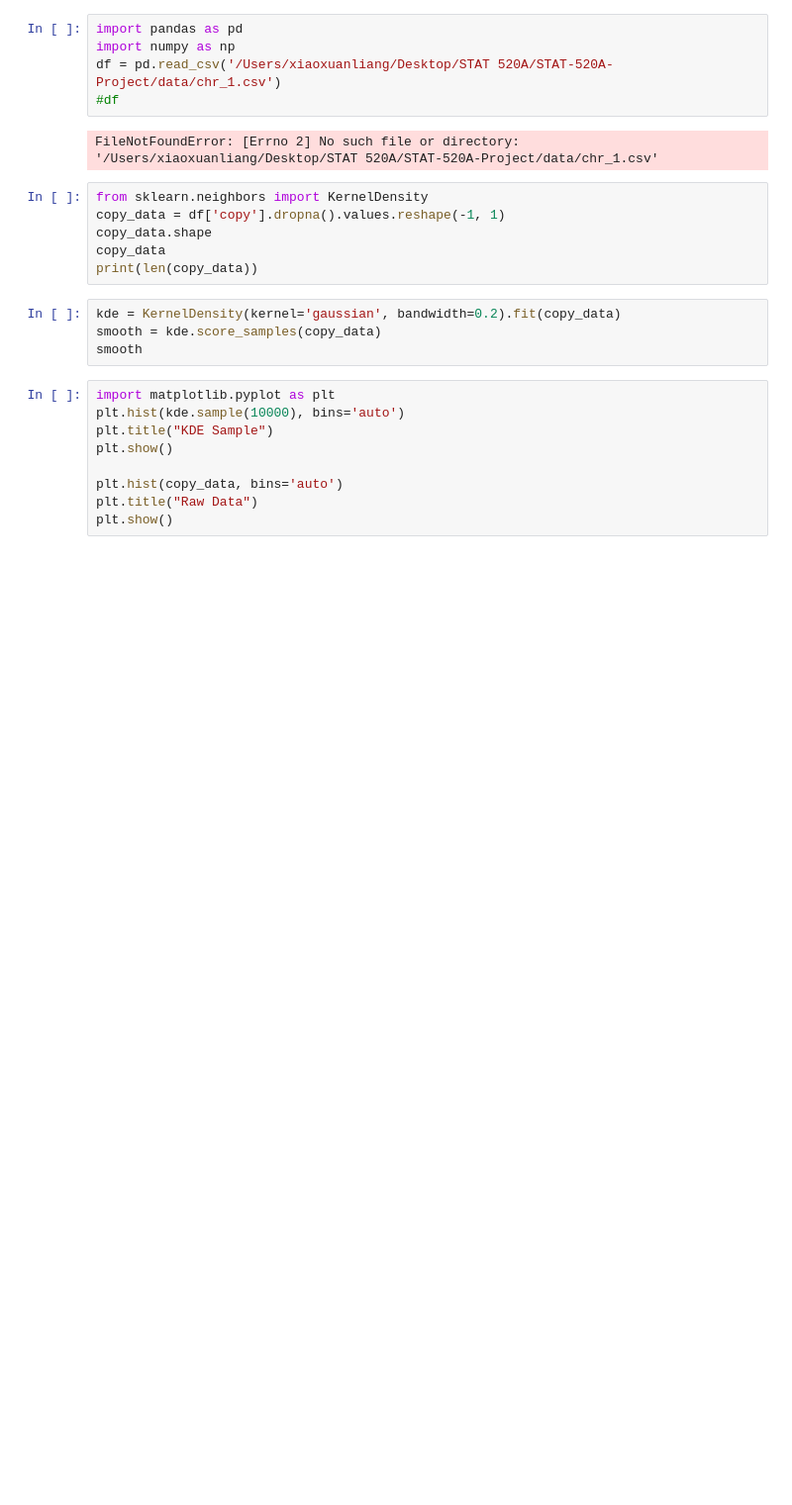
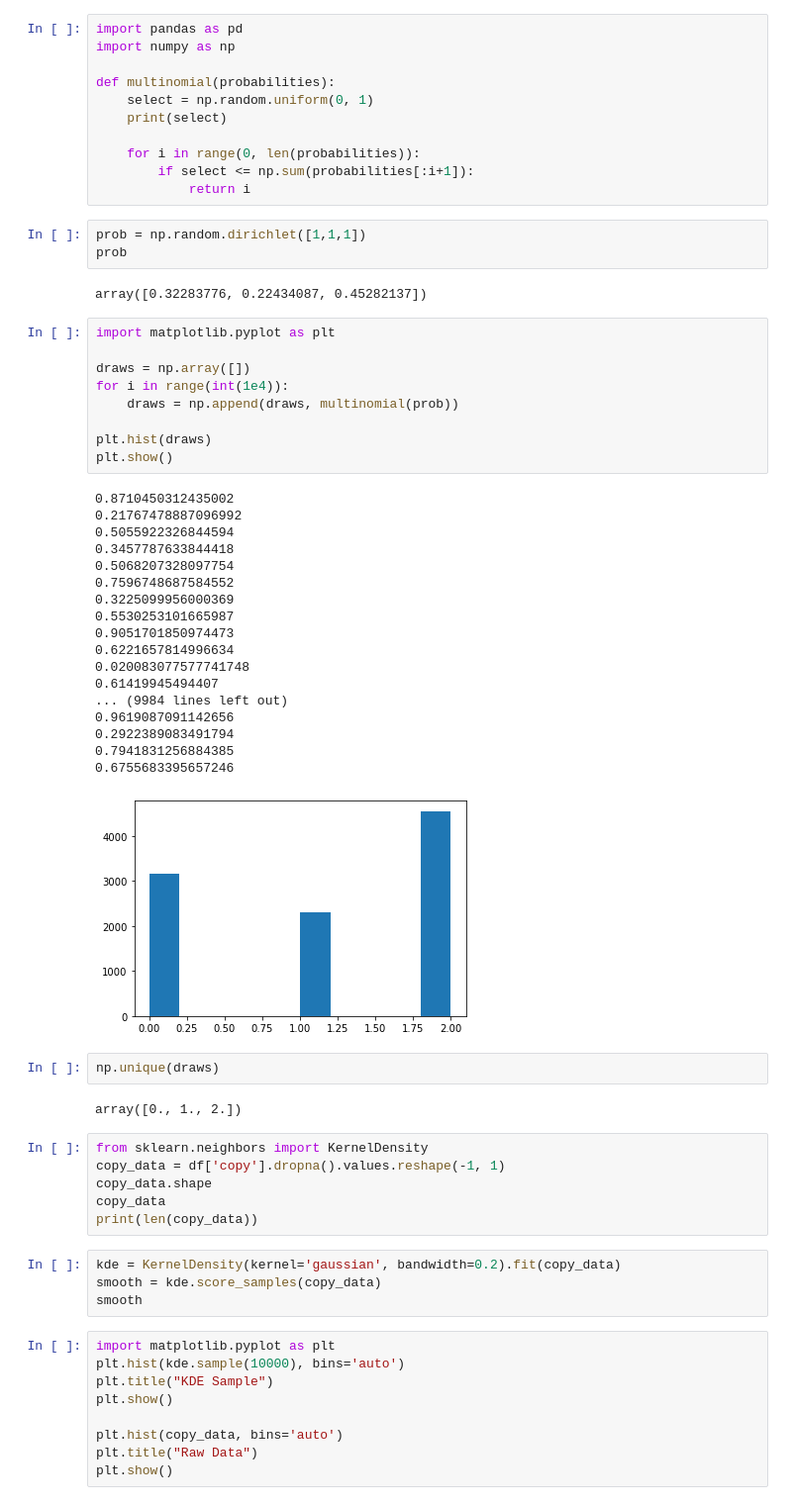
Before and after one commit to keviny2/Non-Bayesian-vs.-Bayesian-HMMs, a Jupyter notebook: src/scratch.ipynb, the cells around one changed output. Shown: that part at 99% size. Drawn from its saved outputs; the diff is of its cells as text; blank space fills up the shorter version.

```diff
--- a/src/scratch.ipynb
+++ b/src/scratch.ipynb
@@ -1,10 +1,51 @@
-# %%
-import pandas as pd
-import numpy as np
-df = pd.read_csv('/Users/xiaoxuanliang/Desktop/STAT 520A/STAT-520A-Project/data/chr_1.csv')
-#df
-# %% [output]
-FileNotFoundError: [Errno 2] No such file or directory: '/Users/xiaoxuanliang/Desktop/STAT 520A/STAT-520A-Project/data/chr_1.csv'
+# %%
+import pandas as pd
+import numpy as np
+
+def multinomial(probabilities):
+    select = np.random.uniform(0, 1)
+    print(select)
+
+    for i in range(0, len(probabilities)):
+        if select <= np.sum(probabilities[:i+1]):
+            return i
+# %%
+prob = np.random.dirichlet([1,1,1])
+prob
+# %% [output]
+array([0.32283776, 0.22434087, 0.45282137])
+# %%
+import matplotlib.pyplot as plt
+
+draws = np.array([])
+for i in range(int(1e4)):
+    draws = np.append(draws, multinomial(prob))
+
+plt.hist(draws)
+plt.show()
+# %% [output]
+0.8710450312435002
+0.21767478887096992
+0.5055922326844594
+0.3457787633844418
+0.5068207328097754
+0.7596748687584552
+0.3225099956000369
+0.5530253101665987
+0.9051701850974473
+0.6221657814996634
+0.020083077577741748
+0.61419945494407
+... (9984 lines left out)
+0.9619087091142656
+0.2922389083491794
+0.7941831256884385
+0.6755683395657246
+[figure, added]
+# %%
+np.unique(draws)
+# %% [output]
+array([0., 1., 2.])
 # %%
 from sklearn.neighbors import KernelDensity
 copy_data = df['copy'].dropna().values.reshape(-1, 1)
```
Also changed, not shown: 3 other files.
